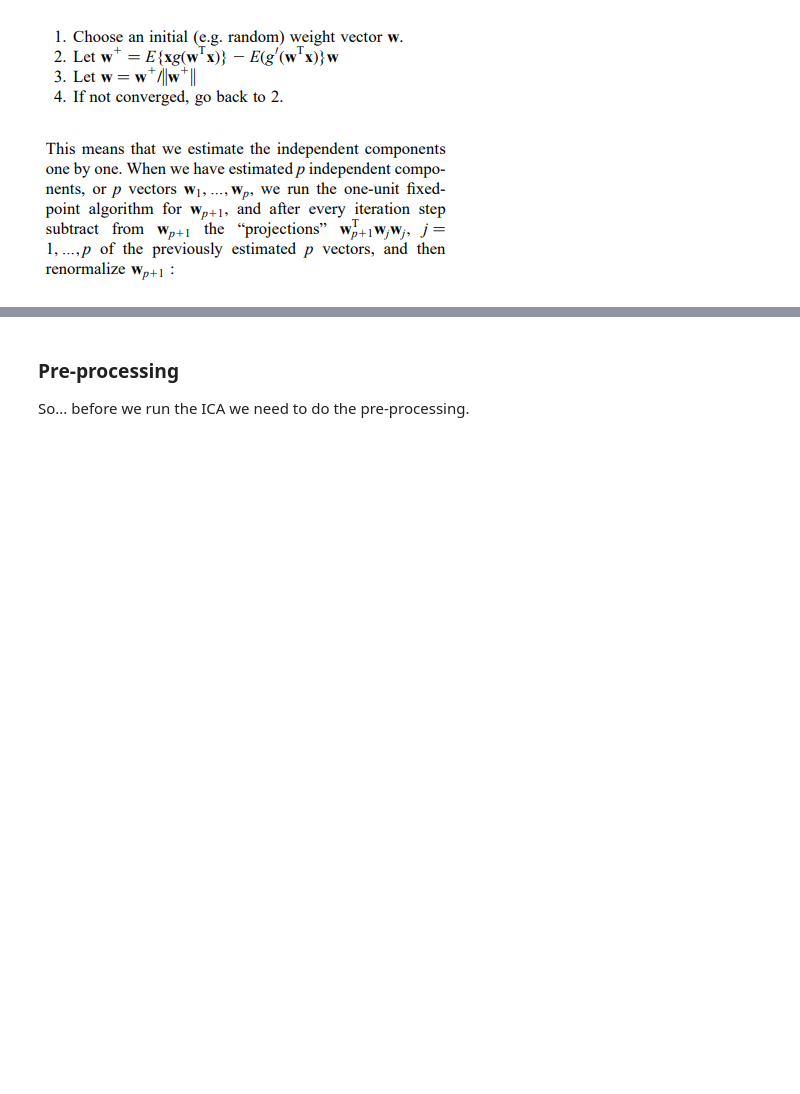
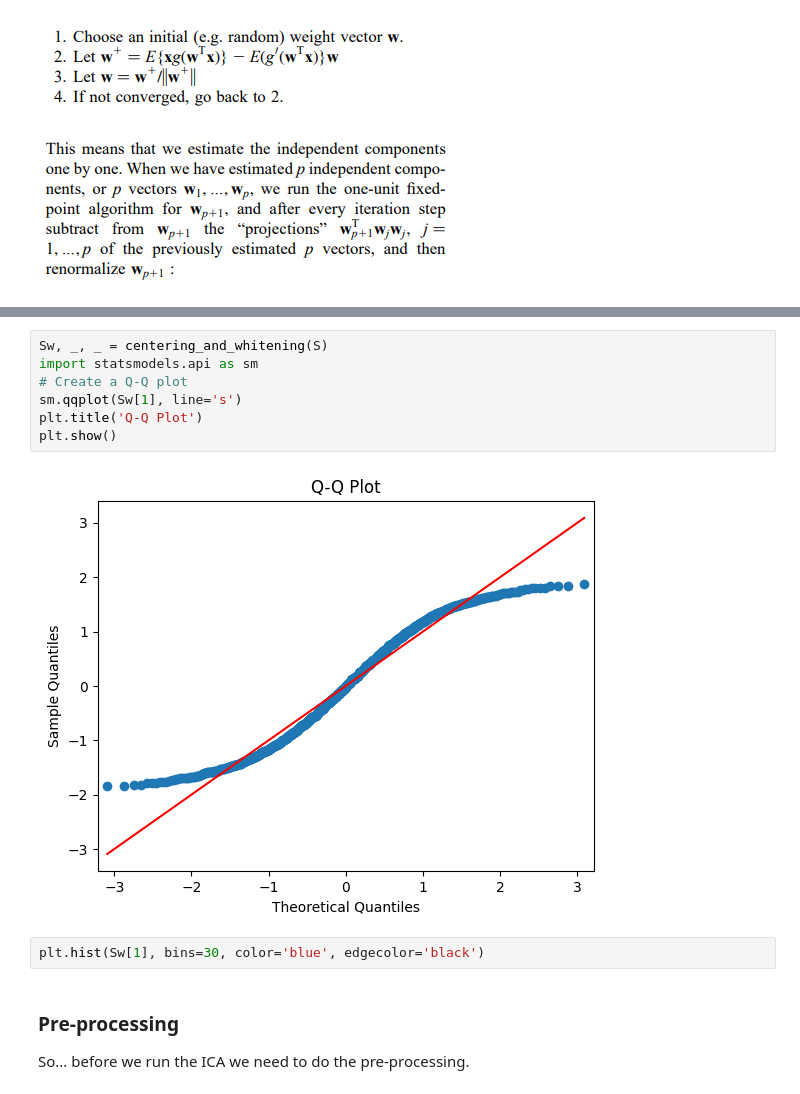
Before and after one commit to ylefay/independent_component_analysis, a Jupyter notebook: notebooks/fastica.ipynb, the cells around one changed output, grey strips where cells are left out. Cells and saved outputs as stored; diff of their text form; blank space fills up the shorter version.

```diff
--- a/notebooks/fastica.ipynb
+++ b/notebooks/fastica.ipynb
@@ -173,3 +148,14 @@ def fastIcaNour(signals, alpha=1, thresh=1e-8, iterations=5000):
+# %%
+Sw, _, _ = centering_and_whitening(S)
+import statsmodels.api as sm
+# Create a Q-Q plot
+sm.qqplot(Sw[1], line='s')
+plt.title('Q-Q Plot')
+plt.show()
+# %% [output]
+[figure, added]
+# %%
+plt.hist(Sw[1], bins=30, color='blue', edgecolor='black')
 # %% [markdown]
 ### Pre-processing
 
```
Also changed, not shown: parts of 24 cells of this notebook, 18 other files.
